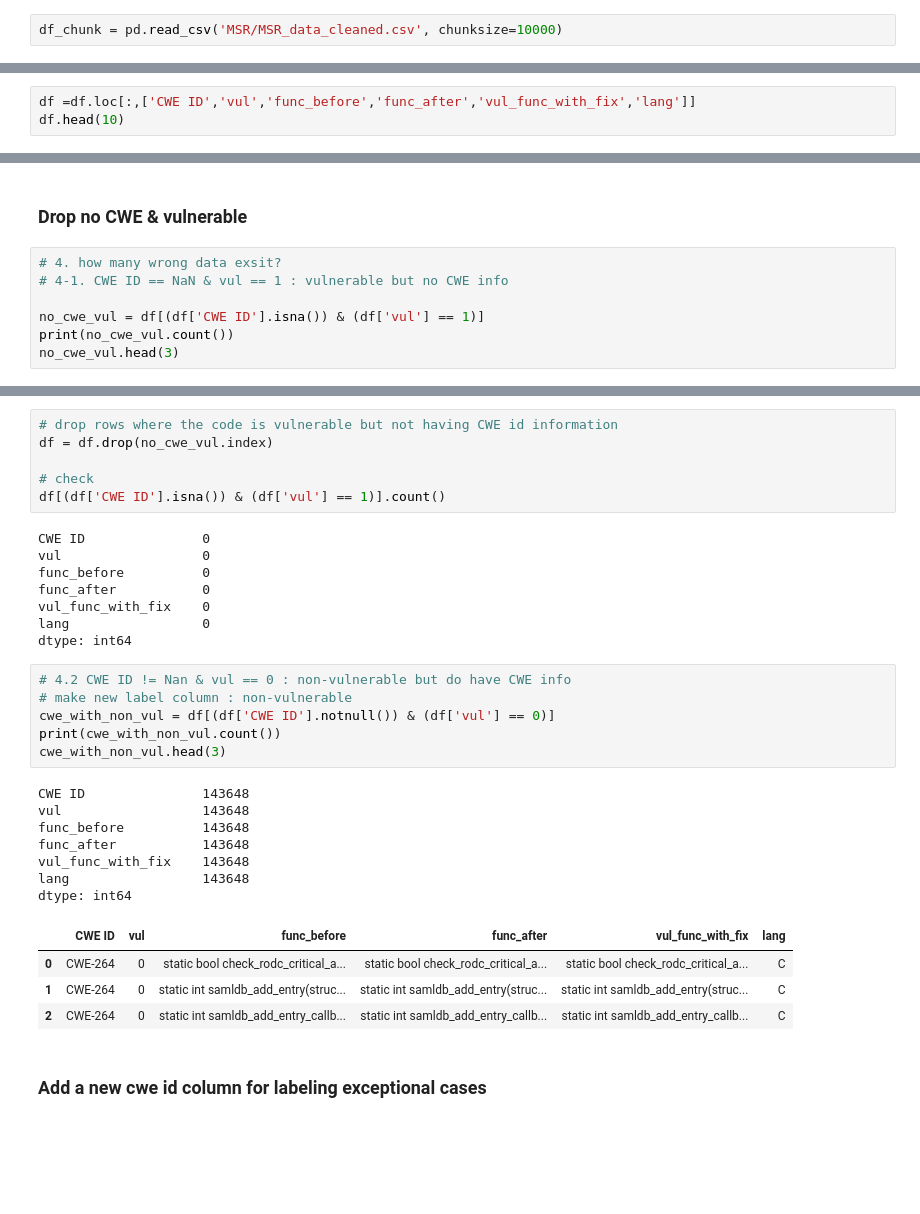
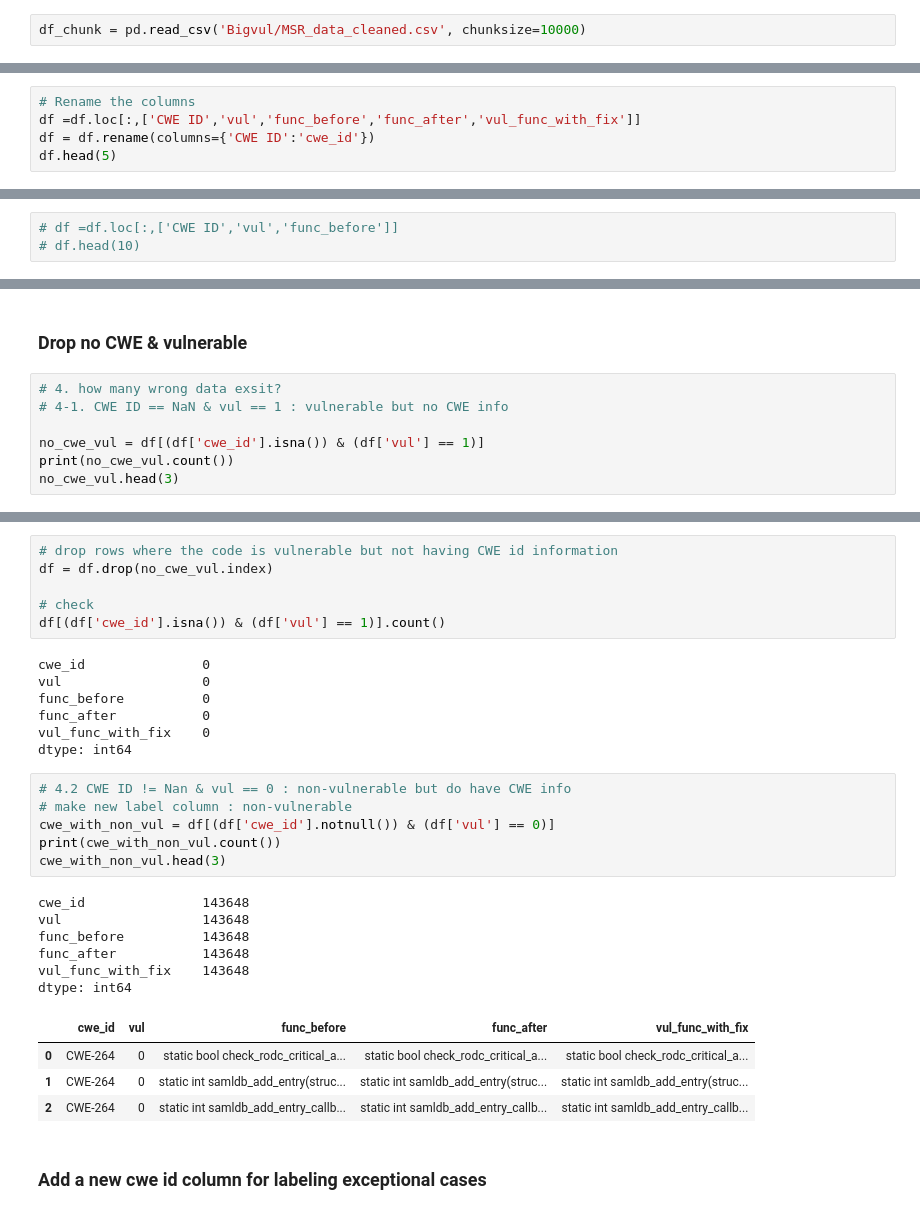
Before and after one commit to seunghee6022/TransVulDet, a Jupyter notebook: data_preprocessing/MSR_preprocessing.ipynb, the cells around one changed output, grey strips where cells are left out. Cells and saved outputs as stored; diff of their text form; blank space fills up the shorter version.

```diff
--- a/data_preprocessing/MSR_preprocessing.ipynb
+++ b/data_preprocessing/MSR_preprocessing.ipynb
@@ -25,7 +25,7 @@ import numpy as np
 import pandas as pd
 import matplotlib.pyplot as plt
 # %%
-df_chunk = pd.read_csv('MSR/MSR_data_cleaned.csv', chunksize=10000)
+df_chunk = pd.read_csv('Bigvul/MSR_data_cleaned.csv', chunksize=10000)
 # %%
 df_temp = []
 for chunk in df_chunk:
@@ -57,0 +48,5 @@ df.head(5)
+# %%
+# Rename the columns
+df =df.loc[:,['CWE ID','vul','func_before','func_after','vul_func_with_fix']]
+df = df.rename(columns={'CWE ID':'cwe_id'})
+df.head(5)
@@ -58,3 +60,3 @@ df.head(5)
 # %%
-df =df.loc[:,['CWE ID','vul','func_before','func_after','vul_func_with_fix','lang']]
-df.head(10)
+# df =df.loc[:,['CWE ID','vul','func_before']]
+# df.head(10)
@@ -197,7 +187,7 @@ nan_df
 # 4. how many wrong data exsit?
 # 4-1. CWE ID == NaN & vul == 1 : vulnerable but no CWE info
 
-no_cwe_vul = df[(df['CWE ID'].isna()) & (df['vul'] == 1)]
+no_cwe_vul = df[(df['cwe_id'].isna()) & (df['vul'] == 1)]
 print(no_cwe_vul.count())
 no_cwe_vul.head(3)
 # %% [output]
@@ -217,33 +206,31 @@ dtype: int64
 df = df.drop(no_cwe_vul.index)
 
 # check
-df[(df['CWE ID'].isna()) & (df['vul'] == 1)].count()
+df[(df['cwe_id'].isna()) & (df['vul'] == 1)].count()
 # %% [output]
-CWE ID               0
+cwe_id               0
 vul                  0
 func_before          0
 func_after           0
 vul_func_with_fix    0
-lang                 0
 dtype: int64
 # %%
 # 4.2 CWE ID != Nan & vul == 0 : non-vulnerable but do have CWE info
 # make new label column : non-vulnerable
-cwe_with_non_vul = df[(df['CWE ID'].notnull()) & (df['vul'] == 0)]
+cwe_with_non_vul = df[(df['cwe_id'].notnull()) & (df['vul'] == 0)]
 print(cwe_with_non_vul.count())
 cwe_with_non_vul.head(3)
 # %% [output]
-CWE ID               143648
+cwe_id               143648
 vul                  143648
 func_before          143648
 func_after           143648
 vul_func_with_fix    143648
-lang                 143648
 dtype: int64
-|  | CWE ID | vul | func_before | func_after | vul_func_with_fix | lang |
-| 0 | CWE-264 | 0 | static bool check_rodc_critical_a... | static bool check_rodc_critical_a... | static bool check_rodc_critical_a... | C |
-| 1 | CWE-264 | 0 | static int samldb_add_entry(struc... | static int samldb_add_entry(struc... | static int samldb_add_entry(struc... | C |
-| 2 | CWE-264 | 0 | static int samldb_add_entry_callb... | static int samldb_add_entry_callb... | static int samldb_add_entry_callb... | C |
+|  | cwe_id | vul | func_before | func_after | vul_func_with_fix |
+| 0 | CWE-264 | 0 | static bool check_rodc_critical_a... | static bool check_rodc_critical_a... | static bool check_rodc_critical_a... |
+| 1 | CWE-264 | 0 | static int samldb_add_entry(struc... | static int samldb_add_entry(struc... | static int samldb_add_entry(struc... |
+| 2 | CWE-264 | 0 | static int samldb_add_entry_callb... | static int samldb_add_entry_callb... | static int samldb_add_entry_callb... |
 # %% [markdown]
 ### Add a new cwe id column for labeling exceptional cases
 # %%
```
Also changed, not shown: parts of 25 cells of this notebook, 9 other files.
